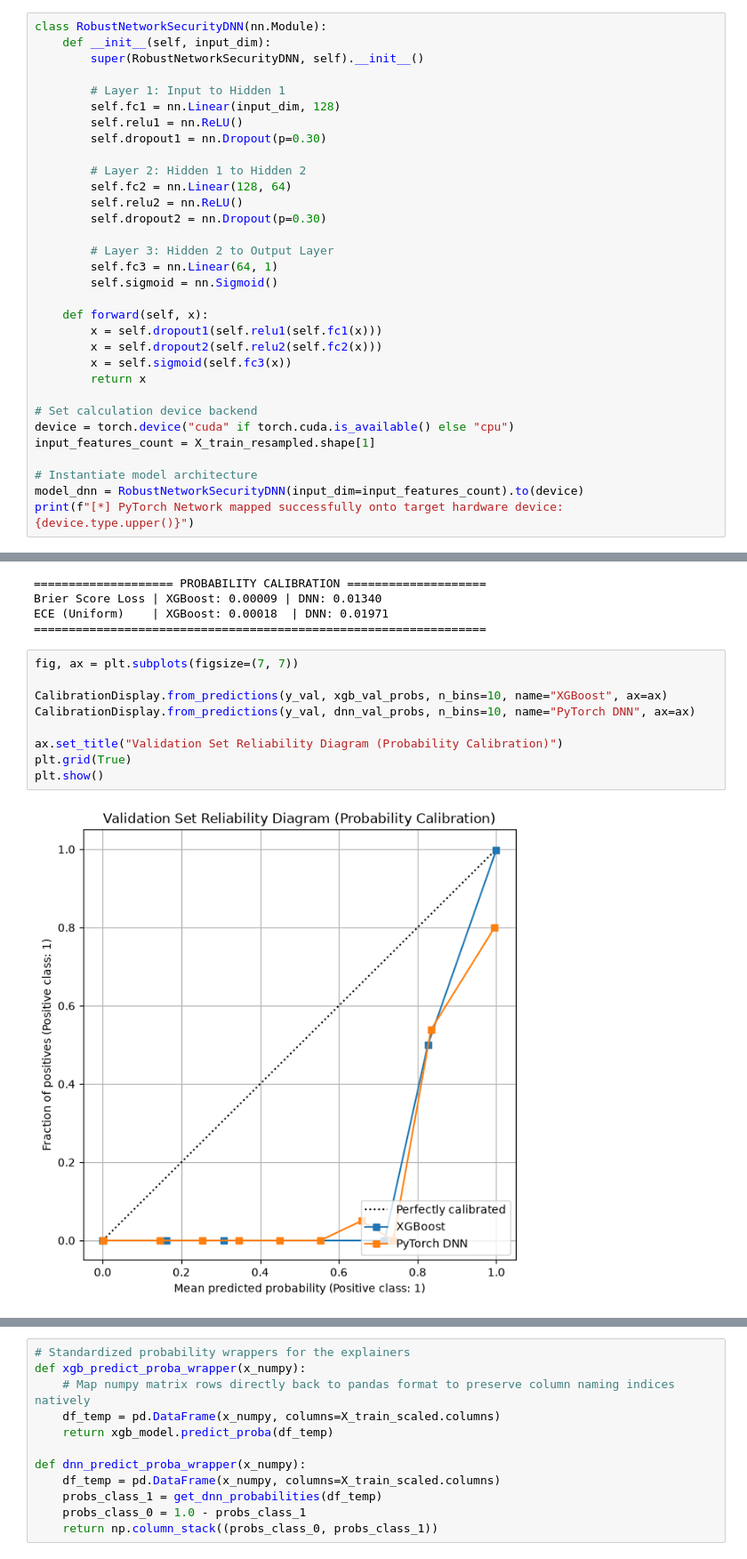
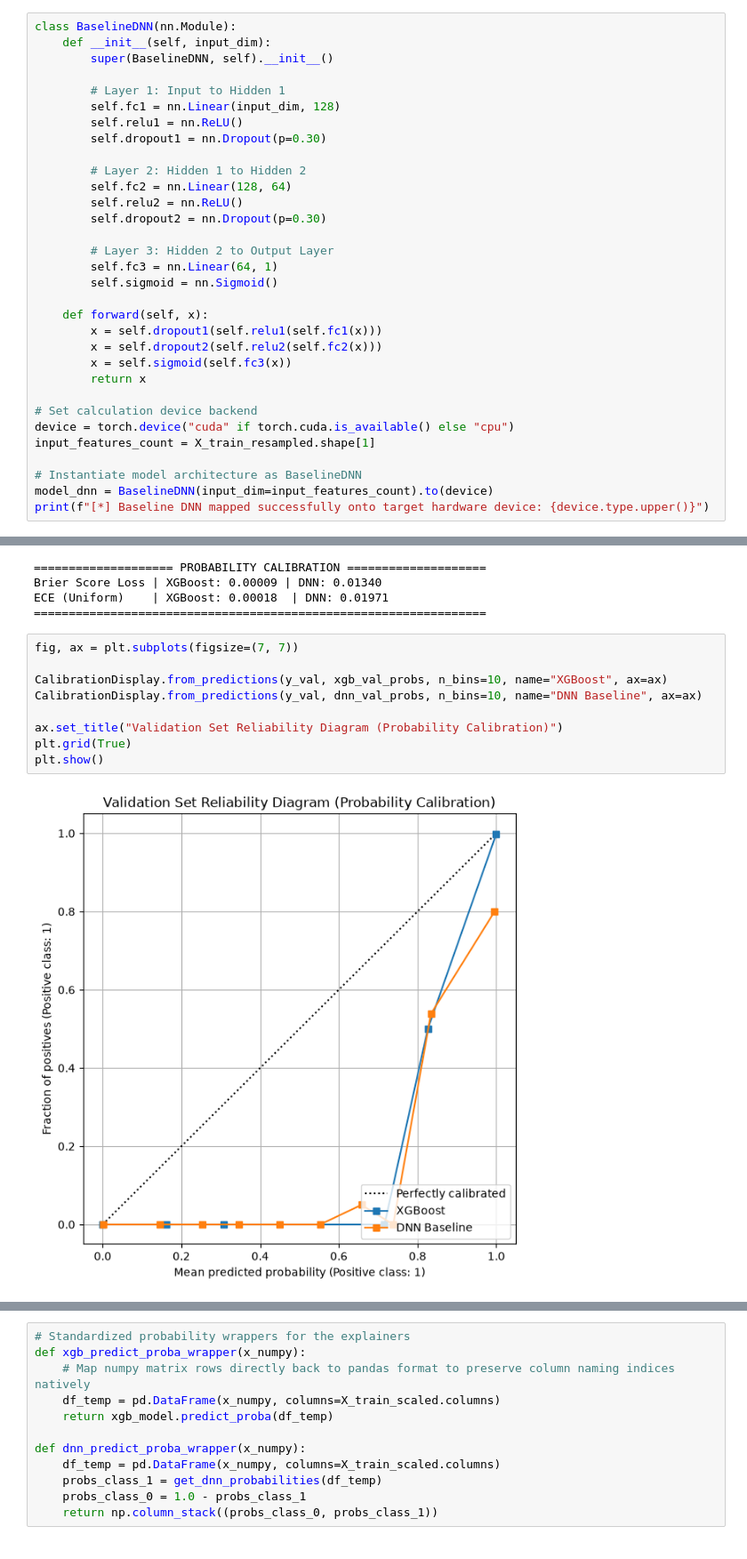
Before and after one commit to moritzboet/BA_thesis, a Jupyter notebook: baseline_agreement_analysis.ipynb, the cells around one changed output, grey strips where cells are left out. Shown at 89% size. Cells and saved outputs as stored; diff of their text form.

```diff
--- a/baseline_agreement_analysis.ipynb
+++ b/baseline_agreement_analysis.ipynb
@@ -172,9 +172,9 @@ Parameters: { "use_label_encoder" } are not used.
 [*] XGBoost training complete.
     -> Best Iteration: 398
 # %%
-class RobustNetworkSecurityDNN(nn.Module):
+class BaselineDNN(nn.Module):
     def __init__(self, input_dim):
-        super(RobustNetworkSecurityDNN, self).__init__()
+        super(BaselineDNN, self).__init__()
 
         # Layer 1: Input to Hidden 1
         self.fc1 = nn.Linear(input_dim, 128)
@@ -200,7 +200,7 @@ class RobustNetworkSecurityDNN(nn.Module):
 device = torch.device("cuda" if torch.cuda.is_available() else "cpu")
 input_features_count = X_train_resampled.shape[1]
 
-# Instantiate model architecture
-model_dnn = RobustNetworkSecurityDNN(input_dim=input_features_count).to(device)
-print(f"[*] PyTorch Network mapped successfully onto target hardware device: {device.type.upper()}")
+# Instantiate model architecture as BaselineDNN
+model_dnn = BaselineDNN(input_dim=input_features_count).to(device)
+print(f"[*] Baseline DNN mapped successfully onto target hardware device: {device.type.upper()}")
 # %% [output]
@@ -409,14 +409,14 @@ ECE (Uniform)    | XGBoost: 0.00018  | DNN: 0.01971
 # %%
 fig, ax = plt.subplots(figsize=(7, 7))
 
 CalibrationDisplay.from_predictions(y_val, xgb_val_probs, n_bins=10, name="XGBoost", ax=ax)
-CalibrationDisplay.from_predictions(y_val, dnn_val_probs, n_bins=10, name="PyTorch DNN", ax=ax)
+CalibrationDisplay.from_predictions(y_val, dnn_val_probs, n_bins=10, name="DNN Baseline", ax=ax)
 
 ax.set_title("Validation Set Reliability Diagram (Probability Calibration)")
 plt.grid(True)
 plt.show()
 # %% [output]
-[figure, old version]
+[figure, new version]
 # %%
 # Step A: Extract test predictions using frozen configurations
 xgb_test_probs = xgb_model.predict_proba(X_test_scaled)[:, 1]
```
Also changed, not shown: parts of 7 cells of this notebook, 6 other files.
